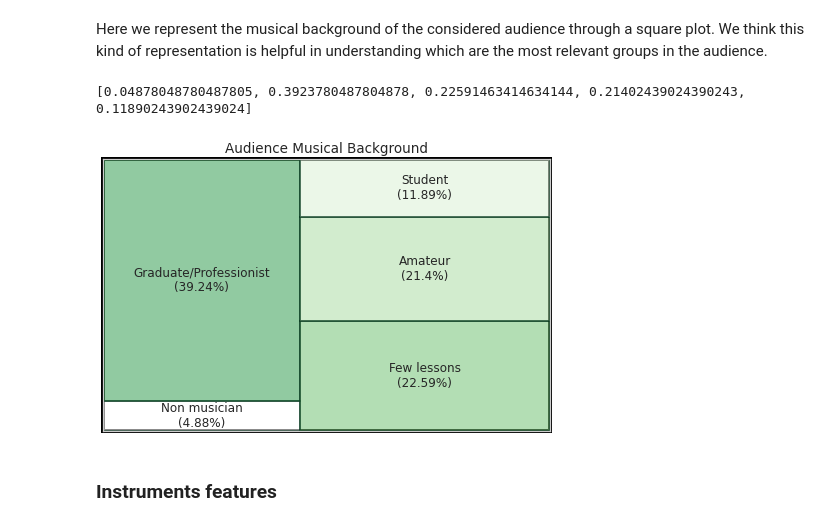
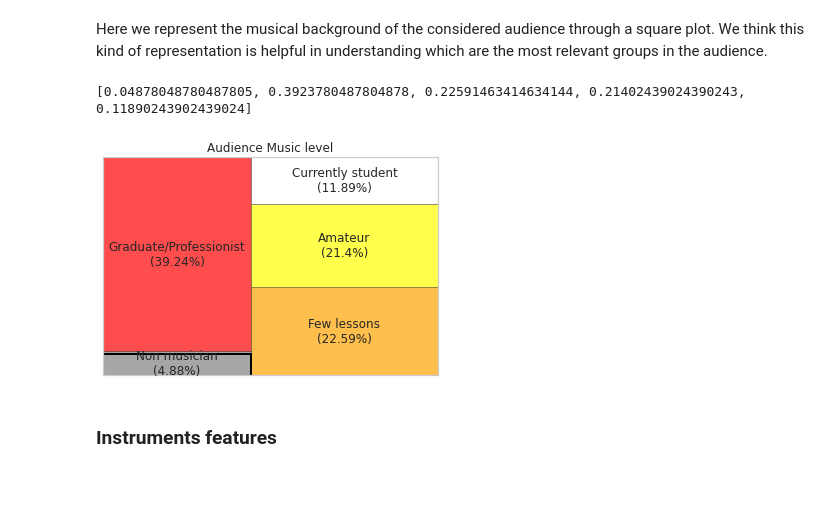
Before and after one commit to davidesalvi/mandolin_analysis, a Jupyter notebook: notebook/DataViz.ipynb, the cells around one changed output. Saved outputs shown, nothing was run; the diff lists cells and outputs as text; code cells hidden in the pictures; blank space fills up the shorter version.

```diff
--- a/notebook/DataViz.ipynb
+++ b/notebook/DataViz.ipynb
@@ -242,23 +245,16 @@ if std_min:
 # %% [markdown]
 Here we represent the variety of the audience of respondents in terms of the language in which they addressed the survey and musical background.
 # %%
-fig, axes = plt.subplots(2,2,figsize=(13,13))
+fig, axes = plt.subplots(2,2,figsize=(12,12))
 titles = ['Survey Language','Musician?','Music Study Path','Plucked Instruments player']
-colors = sns.color_palette("hls",n_colors=5)[0:4]
 for i in range(4):
     labels = list(data.iloc[:, i].value_counts().index.values)
-    axes[int(i/2)][i%2].pie(data.iloc[:, i].value_counts(), autopct='%.1f%%',labels = labels,colors = colors,textprops={"fontsize":13})
-    axes[int(i/2)][i%2].set_title(titles[i],fontsize=13.5)
+    axes[int(i/2)][i%2].pie(data.iloc[:, i].value_counts(), autopct='%.1f%%',labels = labels)
+    axes[int(i/2)][i%2].set_title(titles[i])
     #axes[int(i/2)][i%2].legend(data.iloc[:, i].value_counts().index.values)
-
 #axes[1,0].legend(data.iloc[:, 2].value_counts().index.values,bbox_to_anchor=(1.5,0.2))
-plt.subplots_adjust(hspace=0.1,wspace=0.2)
-
-xmin,xmax = [-0.2,2.4]
-ymin,ymax = [-1.1,1.1]
-xmid,ymid = [(xmin+xmax)/2,(ymin+ymax)/2]
-plt.plot([xmin,xmin,xmax,xmax,xmin], [ymin,ymax,ymax,ymin,ymin], color='black', lw=2, transform=axes[0][0].transAxes, clip_on=False)
-plt.plot([xmid,xmid], [ymin,ymax], color='black', lw=2, transform=axes[0][0].transAxes, clip_on=False) #vertical line
-plt.plot([xmin,xmax],[ymid,ymid], color='black', lw=2,transform=axes[0][0].transAxes, clip_on=False) #orizontal lineù
+plt.subplots_adjust(hspace=0,wspace=0.6)
+plt.plot([1.3,1.3], [1.1,-1.4], color='black', lw=1, transform=axes[0][0].transAxes, clip_on=False) #vertical line
+plt.plot([-0.1,2.6],[-0.1,-0.1], color='black', lw=1,transform=axes[0][0].transAxes, clip_on=False) #orizontal line
 plt.show()
 # %% [output]
@@ -269,30 +265,28 @@ plt.show()
 Here we represent the musical background of the considered audience through a square plot. We think this kind of representation is helpful in understanding which are the most relevant groups in the audience.
 # %%
 import squarify # pip install squarify
-import matplotlib.cm as cm
 sizes = []
 musicians = list(data.iloc[:, 1].value_counts())
 sizes.append(musicians[1] / sum(musicians)) #first size is non musicians
 study_path = list(data.iloc[:, 2].value_counts())
 for s in study_path:
     sizes.append( (1-sizes[0]) * s/sum(study_path))
 print(sizes)
-colors = ["white"] + sns.color_palette("Greens_r",n_colors=5)[1:5]
-fig, ax = plt.subplots(1,figsize=(8,5))
+colors = ["grey","red","orange","yellow","white"]
+#norm = mpl.colors.Normalize(vmin=min(sizes), vmax=max(sizes))
+#colors = [mpl.cm.Blues(norm(value)) for value in sizes]
 labels = ["Non musician"] + list(data.iloc[:, 2].value_counts().index.values)
 for i in range(len(labels)):
     labels[i] = labels[i]+"\n("+str(round(sizes[i]*100,2))+"%)"
-squarify.plot(sizes=sizes, label=labels, alpha=0.55, color=colors, bar_kwargs=dict(linewidth=2, edgecolor="#003319"),text_kwargs={'fontsize':12, 'wrap':True})
-#plt.plot([0,100*(sizes[0]+sizes[1]),100*(sizes[0]+sizes[1])],[240*sizes[0],240*sizes[0],0],color='black', lw=4)
-plt.title("Audience Musical Background",fontsize=13.5)
+squarify.plot(sizes=sizes, label=labels, alpha=0.7, color=colors, bar_kwargs=dict(linewidth=0.5, edgecolor="#222222"),text_kwargs={'fontsize':12, 'wrap':True})
+plt.plot([0,100*(sizes[0]+sizes[1]),100*(sizes[0]+sizes[1])],[200*sizes[0],200*sizes[0],0],color='black', lw=2)
+plt.title("Audience Music level")
 plt.yticks([],[])
 plt.xticks([],[])
-ax.patch.set_edgecolor('black')
-ax.patch.set_linewidth('4')
 plt.show()
 # %% [output]
 [0.04878048780487805, 0.3923780487804878, 0.22591463414634144, 0.21402439024390243, 0.11890243902439024]
-[figure, old version]
+[figure, new version]
 # %% [markdown]
 ### Instruments features <a class="anchor" id="instruments_features"></a>
 # %% [markdown]
```
Also changed, not shown: parts of 17 cells of this notebook, 1 other file.
